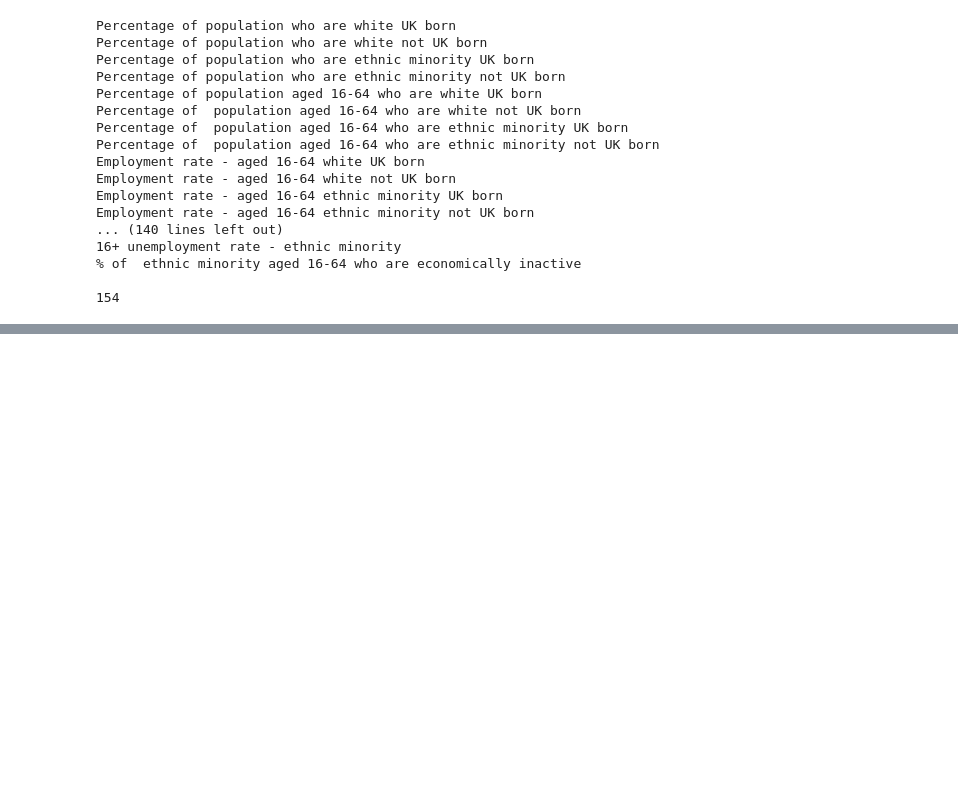
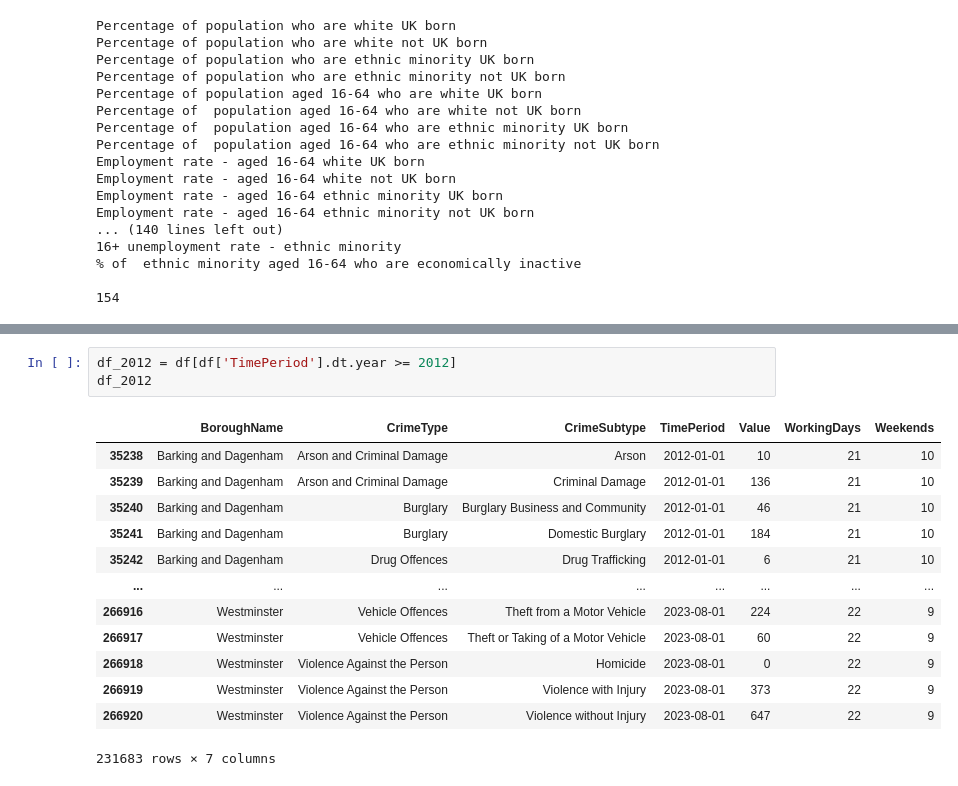
Before and after one commit to mlsystemdesignproject/neighbourhood-safety-prediction, a Jupyter notebook: notebooks/EDA_agg.ipynb, the cells around one changed output, grey strips where cells are left out. Drawn from its saved outputs; the diff is of its cells as text; blank space fills up the shorter version.

```diff
--- a/notebooks/EDA_agg.ipynb
+++ b/notebooks/EDA_agg.ipynb
@@ -471,0 +536,17 @@ Employment rate - aged 16-64 ethnic minority not UK born
+# %%
+df_2012 = df[df['TimePeriod'].dt.year >= 2012]
+df_2012
+# %% [output]
+|  | BoroughName | CrimeType | CrimeSubtype | TimePeriod | Value | WorkingDays | Weekends |
+| 35238 | Barking and Dagenham | Arson and Criminal Damage | Arson | 2012-01-01 | 10 | 21 | 10 |
+| 35239 | Barking and Dagenham | Arson and Criminal Damage | Criminal Damage | 2012-01-01 | 136 | 21 | 10 |
+| 35240 | Barking and Dagenham | Burglary | Burglary Business and Community | 2012-01-01 | 46 | 21 | 10 |
+| 35241 | Barking and Dagenham | Burglary | Domestic Burglary | 2012-01-01 | 184 | 21 | 10 |
+| 35242 | Barking and Dagenham | Drug Offences | Drug Trafficking | 2012-01-01 | 6 | 21 | 10 |
+| ... | ... | ... | ... | ... | ... | ... | ... |
+| 266916 | Westminster | Vehicle Offences | Theft from a Motor Vehicle | 2023-08-01 | 224 | 22 | 9 |
+| 266917 | Westminster | Vehicle Offences | Theft or Taking of a Motor Vehicle | 2023-08-01 | 60 | 22 | 9 |
+| 266918 | Westminster | Violence Against the Person | Homicide | 2023-08-01 | 0 | 22 | 9 |
+| 266919 | Westminster | Violence Against the Person | Violence with Injury | 2023-08-01 | 373 | 22 | 9 |
+| 266920 | Westminster | Violence Against the Person | Violence without Injury | 2023-08-01 | 647 | 22 | 9 |
+231683 rows × 7 columns
```
Also changed, not shown: parts of 20 cells of this notebook.
